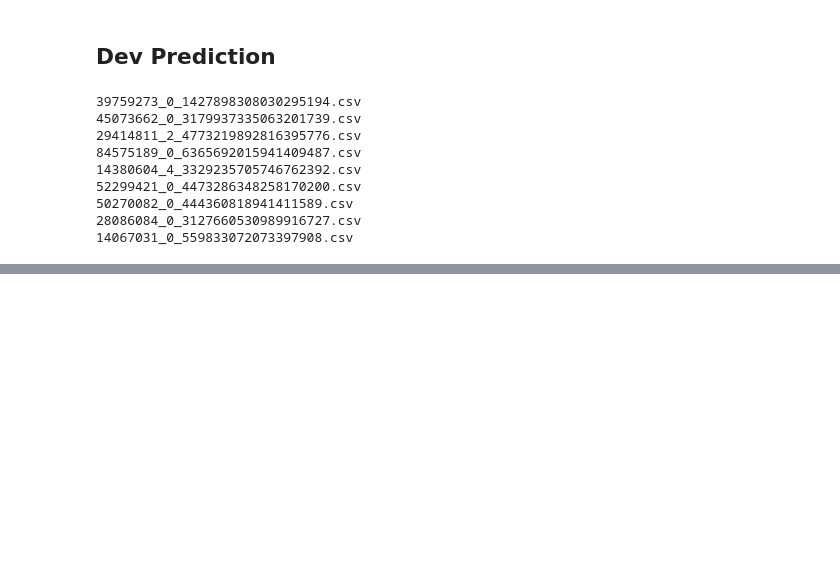
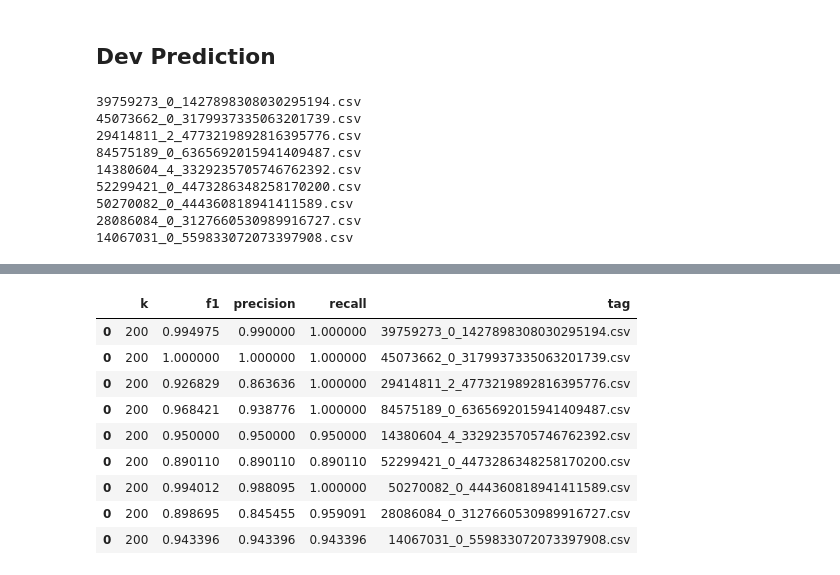
Before and after one commit to nicklein/table-linker-pipelines, a Jupyter notebook: ranking_model/contrastive_loss_nn.ipynb, the cells around one changed output, grey strips where cells are left out. Saved outputs shown, nothing was run; the diff lists cells and outputs as text; code cells hidden in the pictures; blank space fills up the shorter version.

```diff
--- a/ranking_model/contrastive_loss_nn.ipynb
+++ b/ranking_model/contrastive_loss_nn.ipynb
@@ -766,3 +795,5 @@ dev_prediction(dev_feature_path, dev_predictions_top_k, best_model_path, final_s
 50270082_0_444360818941411589.csv
 28086084_0_3127660530989916727.csv
 14067031_0_559833072073397908.csv
+# %%
+metrics_df = compute_metrics(dev_predictions_top_k, dev_metrics_path, final_score_column, k=200)
@@ -768,0 +810,13 @@ dev_prediction(dev_feature_path, dev_predictions_top_k, best_model_path, final_s
+# %%
+metrics_df
+# %% [output]
+|  | k | f1 | precision | recall | tag |
+| 0 | 200 | 0.994975 | 0.990000 | 1.000000 | 39759273_0_1427898308030295194.csv |
+| 0 | 200 | 1.000000 | 1.000000 | 1.000000 | 45073662_0_3179937335063201739.csv |
+| 0 | 200 | 0.926829 | 0.863636 | 1.000000 | 29414811_2_4773219892816395776.csv |
+| 0 | 200 | 0.968421 | 0.938776 | 1.000000 | 84575189_0_6365692015941409487.csv |
+| 0 | 200 | 0.950000 | 0.950000 | 0.950000 | 14380604_4_3329235705746762392.csv |
+| 0 | 200 | 0.890110 | 0.890110 | 0.890110 | 52299421_0_4473286348258170200.csv |
+| 0 | 200 | 0.994012 | 0.988095 | 1.000000 | 50270082_0_444360818941411589.csv |
+| 0 | 200 | 0.898695 | 0.845455 | 0.959091 | 28086084_0_3127660530989916727.csv |
+| 0 | 200 | 0.943396 | 0.943396 | 0.943396 | 14067031_0_559833072073397908.csv |
```
Also changed, not shown: parts of 26 cells of this notebook.
